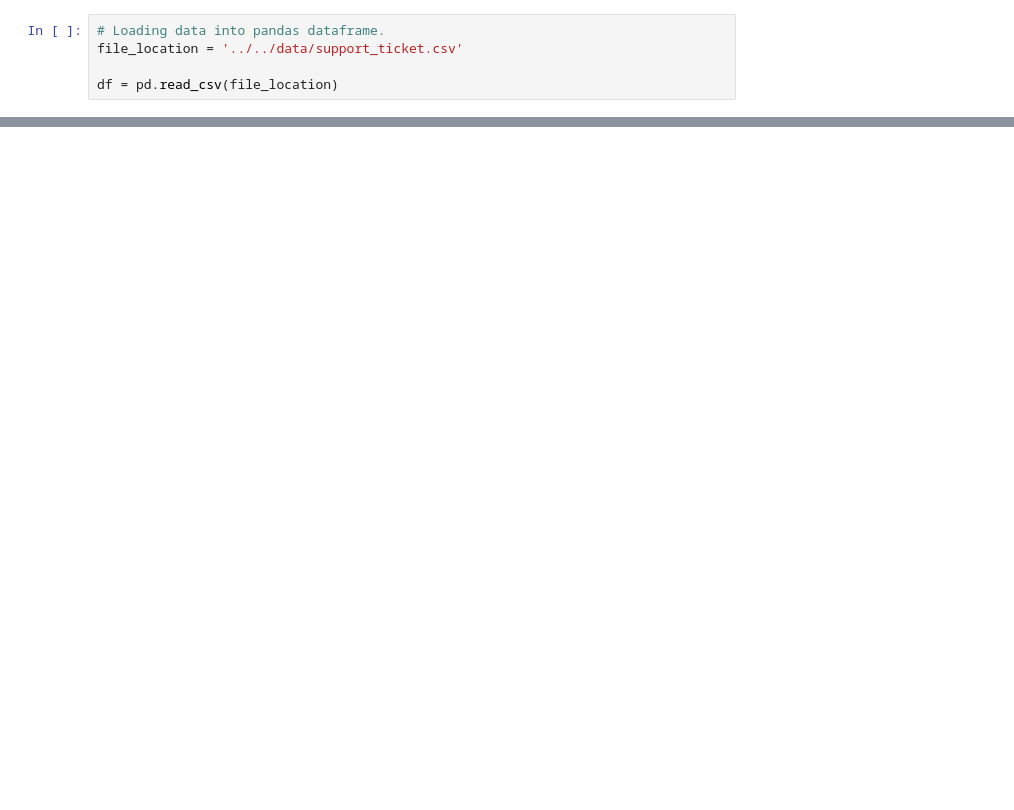
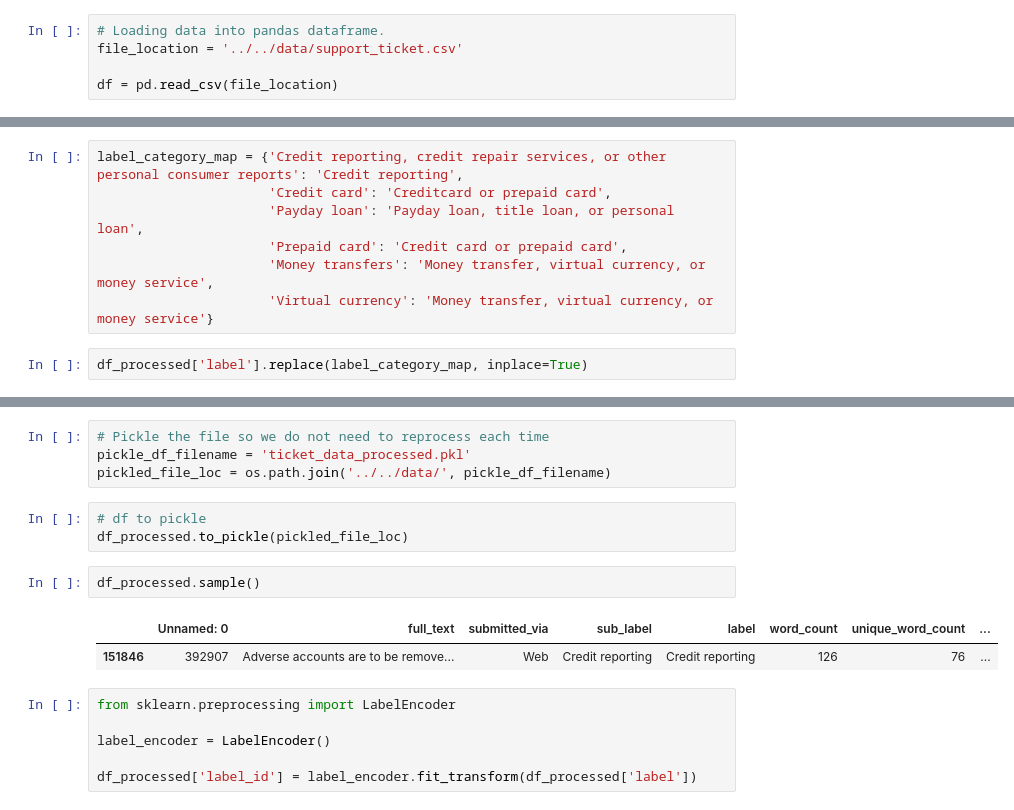
Before and after one commit to dineshh912/support_ticket_classification, a Jupyter notebook: 02-preprocessing-modeling.ipynb, the cells around one changed output, grey strips where cells are left out. Drawn from its saved outputs; the diff is of its cells as text; blank space fills up the shorter version.

```diff
--- a/02-preprocessing-modeling.ipynb
+++ b/02-preprocessing-modeling.ipynb
@@ -145,0 +437,9 @@ plt.show()
+# %%
+label_category_map = {'Credit reporting, credit repair services, or other personal consumer reports': 'Credit reporting',
+                      'Credit card': 'Creditcard or prepaid card',
+                      'Payday loan': 'Payday loan, title loan, or personal loan',
+                      'Prepaid card': 'Credit card or prepaid card',
+                      'Money transfers': 'Money transfer, virtual currency, or money service',
+                      'Virtual currency': 'Money transfer, virtual currency, or money service'}
+# %%
+df_processed['label'].replace(label_category_map, inplace=True)
@@ -145,0 +463,18 @@ plt.show()
+# %%
+# Pickle the file so we do not need to reprocess each time
+pickle_df_filename = 'ticket_data_processed.pkl'
+pickled_file_loc = os.path.join('../../data/', pickle_df_filename)
+# %%
+# df to pickle
+df_processed.to_pickle(pickled_file_loc)
+# %%
+df_processed.sample()
+# %% [output]
+|  | Unnamed: 0 | full_text | submitted_via | sub_label | label | word_count | unique_word_count | ... |
+| 151846 | 392907 | Adverse accounts are to be remove... | Web | Credit reporting | Credit reporting | 126 | 76 | ... |
+# %%
+from sklearn.preprocessing import LabelEncoder
+
+label_encoder = LabelEncoder()
+
+df_processed['label_id'] = label_encoder.fit_transform(df_processed['label'])
```
Also changed, not shown: parts of 68 cells of this notebook.
